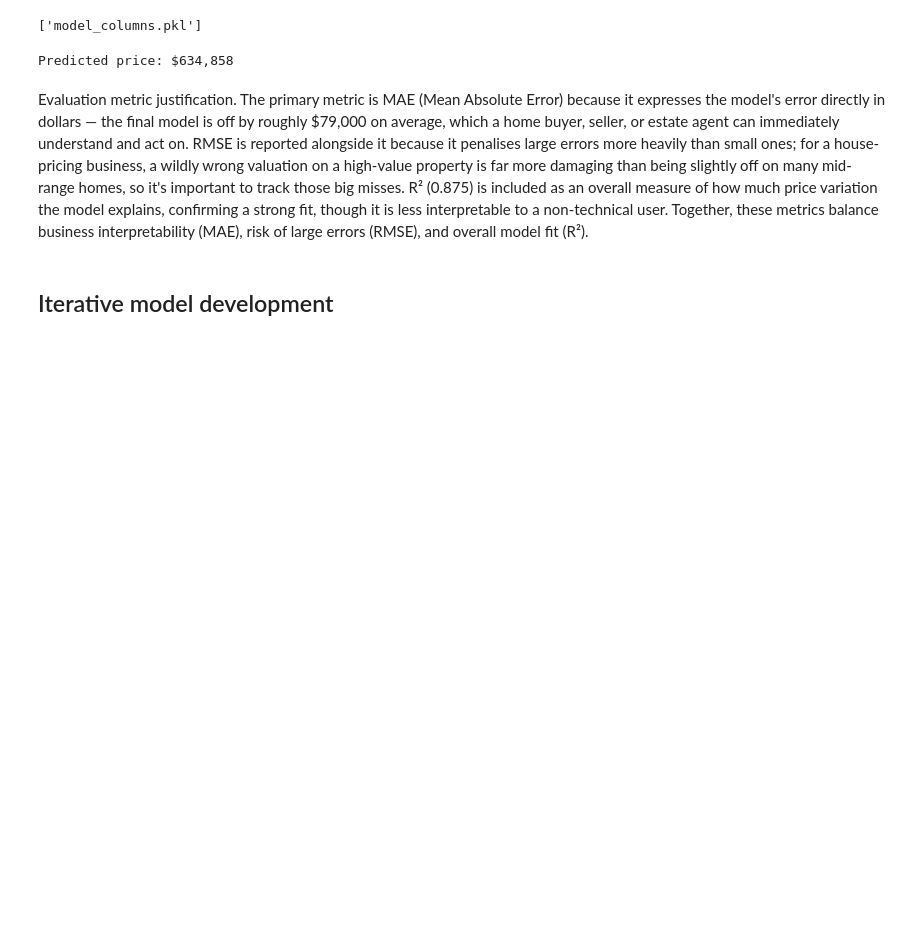
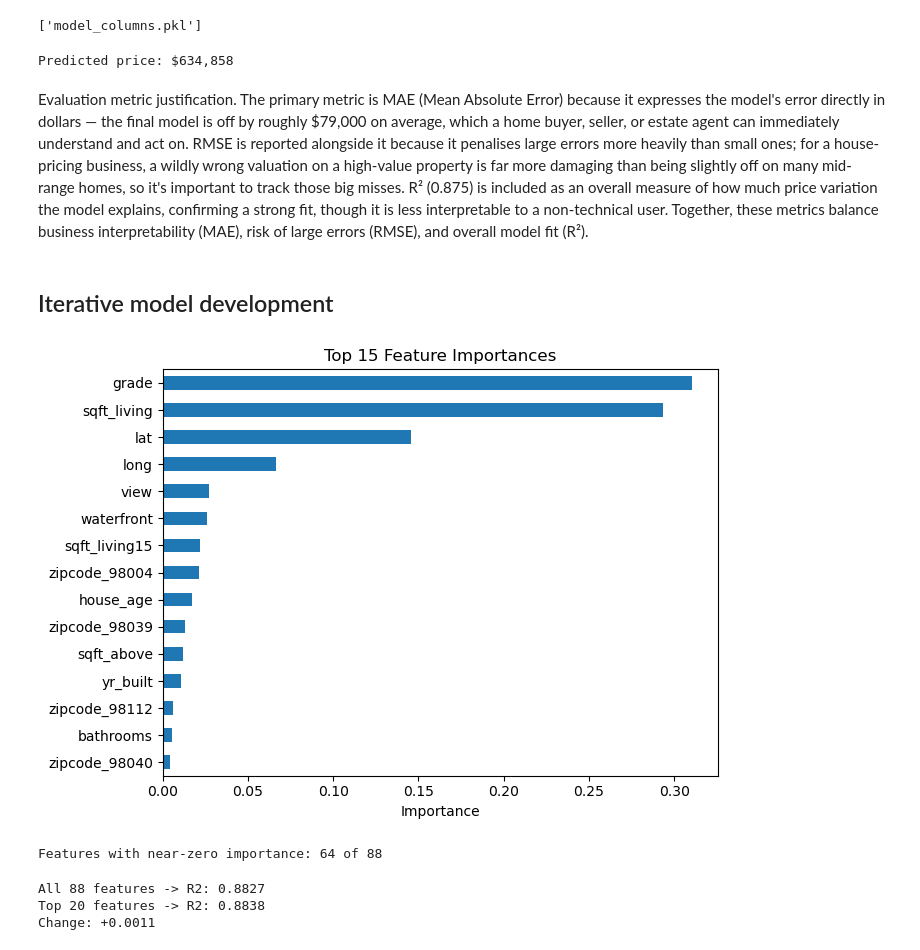
Before and after one commit to jovan210/housing-price-predictor, a Jupyter notebook: jovan_lau/houseprice_prediction.ipynb, the cells around one changed output. Drawn from its saved outputs; the diff is of its cells as text; code cells hidden in the pictures; blank space fills up the shorter version.

Commit message:
Did further feature engineering / feature selection

```diff
--- a/jovan_lau/houseprice_prediction.ipynb
+++ b/jovan_lau/houseprice_prediction.ipynb
@@ -519,3 +519,32 @@ Evaluation metric justification. The primary metric is MAE (Mean Absolute Error)
 ## Iterative model development
 # %%
 ## Further feature engineering / feature selection
+
+
+## Feature Selection: which features is the model actually using?
+importances = pd.Series(gbt_eng.feature_importances_, index=Xtr.columns).sort_values(ascending=False)
+
+importances.head(15).sort_values().plot(kind='barh', figsize=(7,5))
+plt.title('Top 15 Feature Importances')
+plt.xlabel('Importance')
+plt.tight_layout()
+plt.show()
+
+print("Features with near-zero importance:", (importances < 0.0005).sum(), "of", len(importances))
+# %% [output]
+[figure, added]
+Features with near-zero importance: 64 of 88
+# %%
+## Trial run: keep only the 20 most important features
+print(f"All {Xtr.shape[1]} features -> R2: {r2_eng:.4f}")
+
+top_features = importances.head(20).index
+gbt_sel = GradientBoostingRegressor(random_state=42)
+gbt_sel.fit(Xtr[top_features], ytr)
+r2_sel = r2_score(yte, gbt_sel.predict(Xte[top_features]))
+print(f"Top 20 features -> R2: {r2_sel:.4f}")
+print(f"Change: {r2_sel - r2_eng:+.4f}")
+# %% [output]
+All 88 features -> R2: 0.8827
+Top 20 features -> R2: 0.8838
+Change: +0.0011
```
Also changed, not shown: parts of 2 cells of this notebook.
